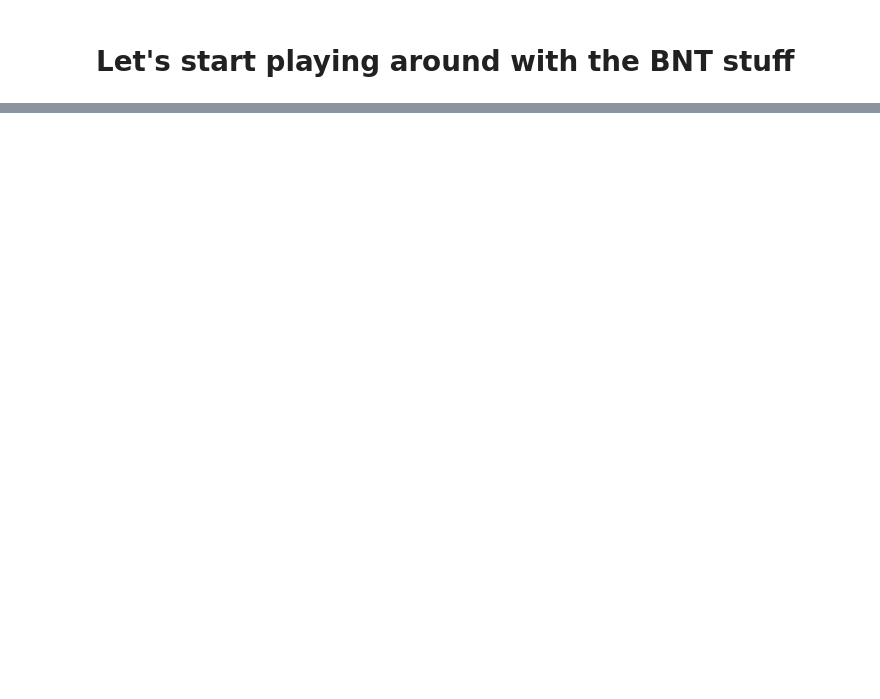
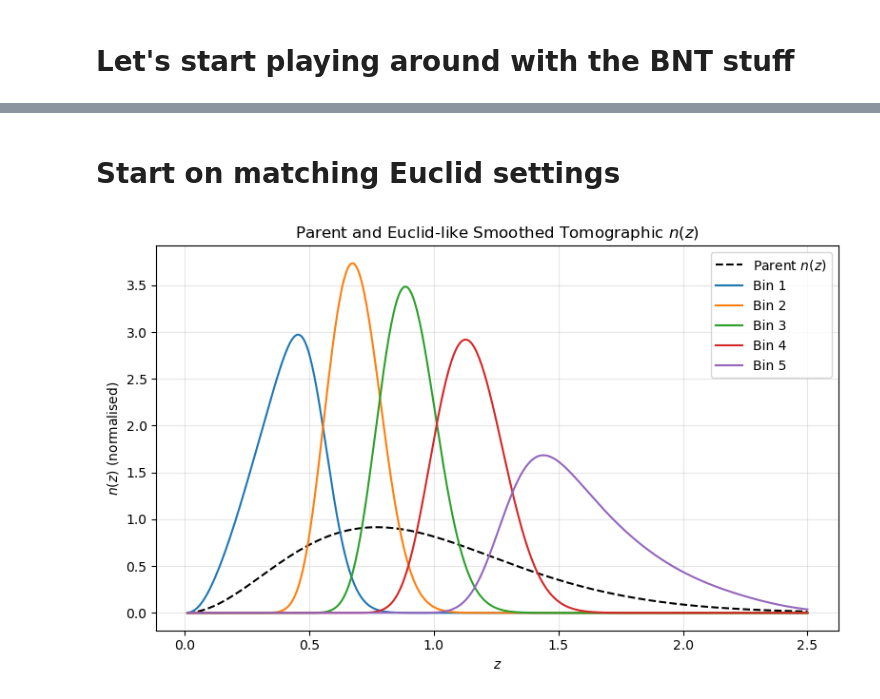
Before and after one commit to pltaylor16/BNTSmooth, a Jupyter notebook: build.ipynb, the cells around one changed output, grey strips where cells are left out. Saved outputs shown, nothing was run; the diff lists cells and outputs as text; code cells hidden in the pictures; blank space fills up the shorter version.

Commit message:
starting to work on the euclid settings.

```diff
--- a/build.ipynb
+++ b/build.ipynb
@@ -483,0 +538,2 @@ sim.compute_kernel_weighted_mean_chi(chi, q_bnt_list)
+# %% [markdown]
+# Start on matching Euclid settings
@@ -483,0 +622,31 @@ sim.compute_kernel_weighted_mean_chi(chi, q_bnt_list)
+# %%
+import matplotlib.pyplot as plt
+import numpy as np
+
+# --- Build parent + tomographic n(z) -------------------------------------------------
+z_grid = np.linspace(0.01, 2.5, 500)
+nbins  = 5
+nz_list, edges = make_equal_ngal_bins(parent_nz, z_grid, nbins=nbins)
+
+# --- Plot ---------------------------------------------------------------------------
+plt.figure(figsize=(8, 5))
+
+# Parent n(z) (normalised to unit area)
+nz_parent = parent_nz(z_grid)
+nz_parent /= np.trapz(nz_parent, z_grid)
+plt.plot(z_grid, nz_parent, 'k--', lw=1.5, label='Parent $n(z)$')
+
+# Smoothed tomographic bins
+for i, (z_bin, nz_bin) in enumerate(nz_list):
+    plt.plot(z_bin, nz_bin, label=f'Bin {i+1}')
+
+# Pretty‑up
+plt.xlabel(r'$z$')
+plt.ylabel(r'$n(z)$ (normalised)')
+plt.title('Parent and Euclid‑like Smoothed Tomographic $n(z)$')
+plt.grid(True, alpha=0.3)
+plt.legend()
+plt.tight_layout()
+plt.show()
+# %% [output]
+[figure, added]
```
Also changed, not shown: parts of 13 cells of this notebook.
